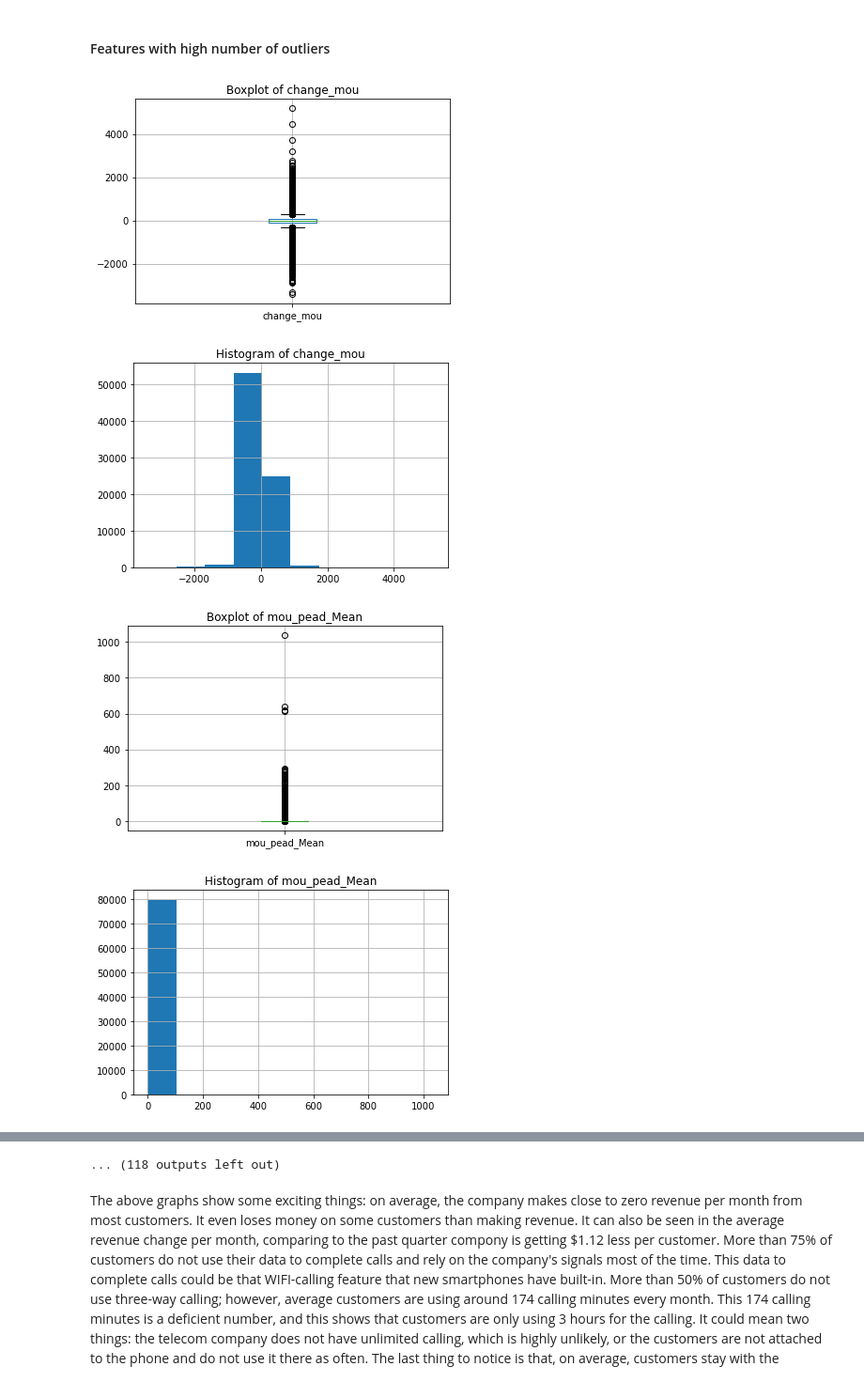
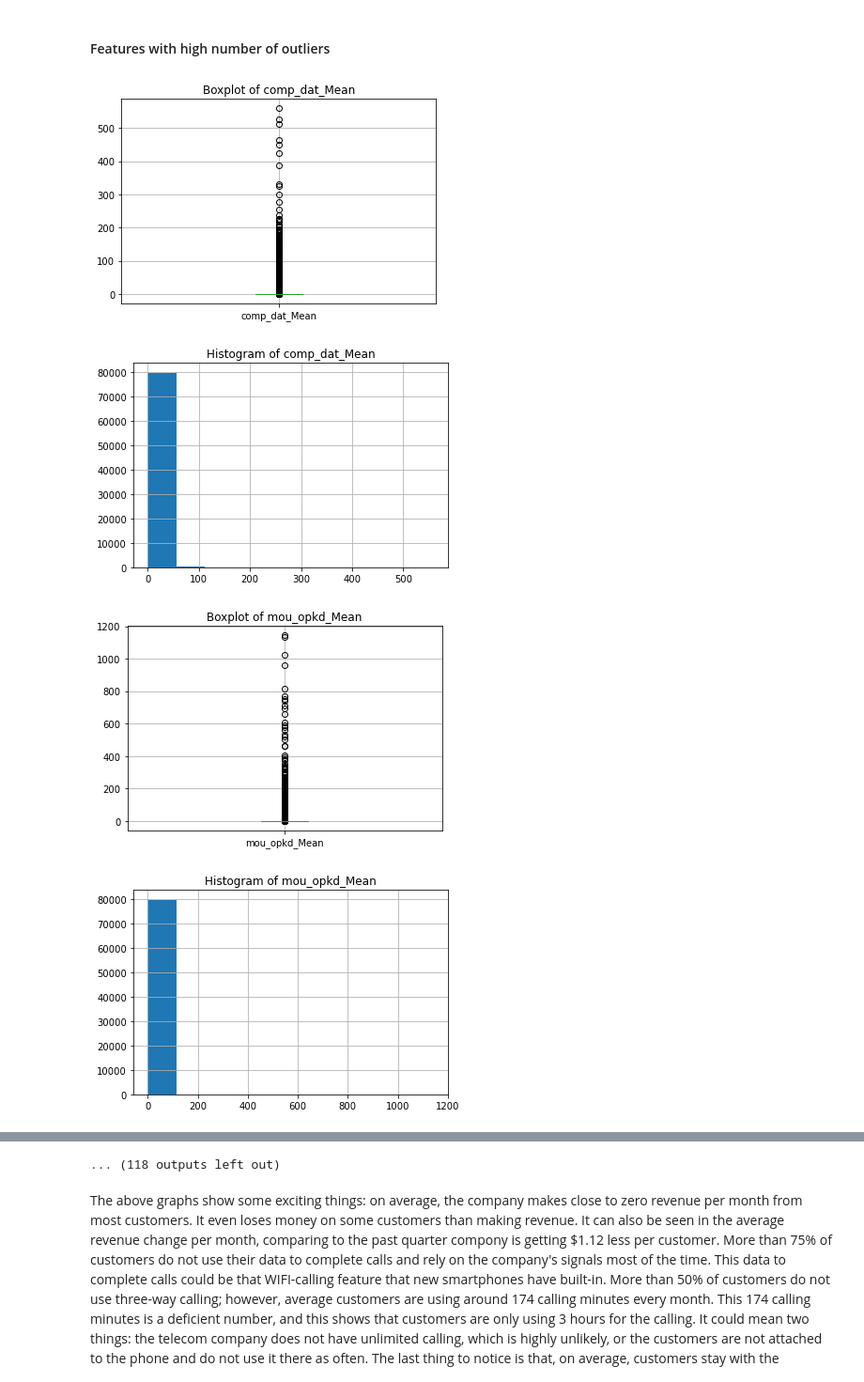
Before and after one commit to ravipatel7003/Customer_Churn, a Jupyter notebook: Churn Prediction.ipynb, the cells around one changed output, grey strips where cells are left out. Shown at 94% size. Drawn from its saved outputs; the diff is of its cells as text; code cells hidden in the pictures.

```diff
--- a/Churn Prediction.ipynb
+++ b/Churn Prediction.ipynb
@@ -247,29 +247,29 @@ Some features contain high values, but from the problem domain knowledge, these
 # %%
 def plot(df, features):
     """
         plot the boxplot and histogram for the given features from given dataframe
 
         Args:
             df (DataFrame): DataFrame object that contains data to preprocess
             features (list of string): plot boxplot and histograms of the
                 features in the list
     """
     for i in features:
         df.boxplot(column=i)
         plt.title('Boxplot of '+ i)
         df.hist(column=i)
         plt.title('Histogram of '+ i)
         plt.show()
 
 # find features with high outliers
 lst_not_high_outliers = ['churn', 'months', 'uniqsubs', 'actvsubs', 'phones', \
                          'models', 'forgntvl', 'Customer_ID']
 
-lst_high_outliers = set(dqr_continuous_listings.index) - set(lst_not_high_outliers)
+lst_high_outliers = list(set(dqr_continuous_listings.index) - set(lst_not_high_outliers))
 
 plot(X_train, lst_high_outliers)
 # %% [output]
-[figure, old version]
+[figure, new version]
-[figure, old version]
+[figure, new version]
-[figure, old version]
+[figure, new version]
-[figure, old version]
+[figure, new version]
```
Also changed, not shown: parts of 9 cells of this notebook.
